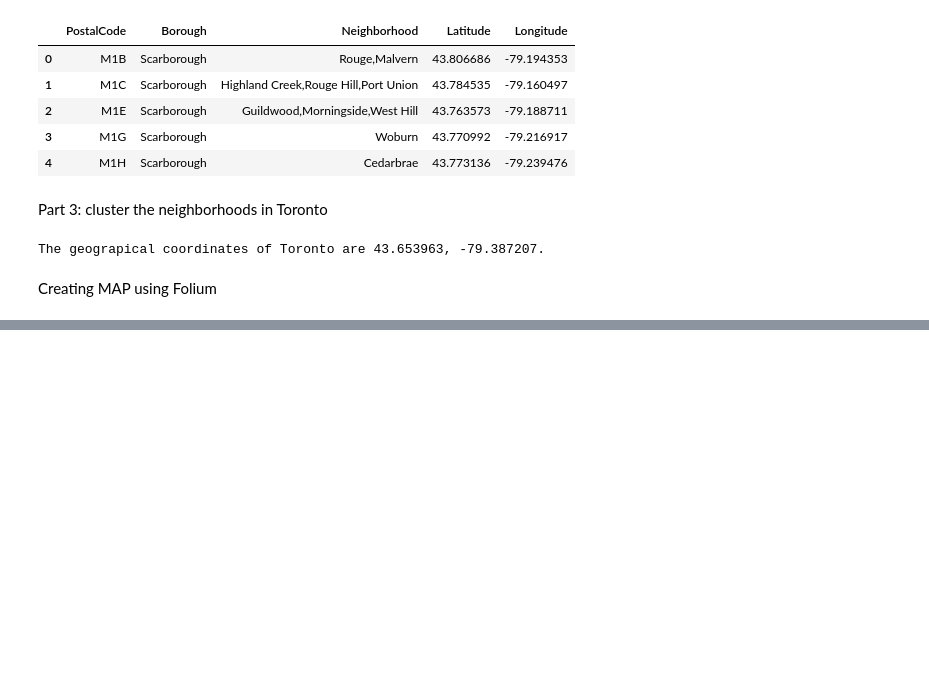
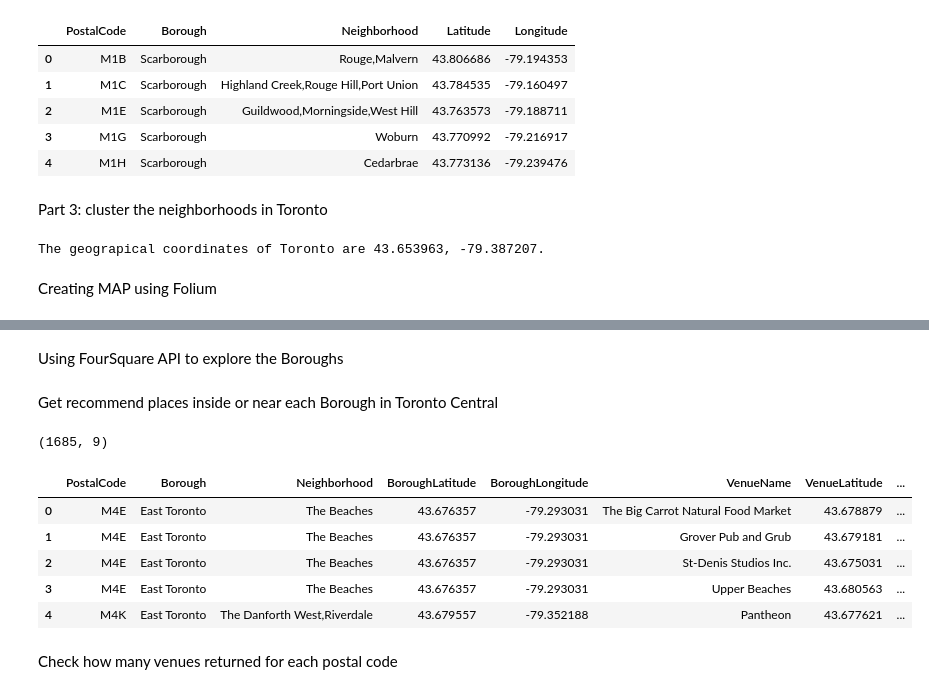
Before and after one commit to curlyshaan/Coursera_Capstone, a Jupyter notebook: CAPSTONE.ipynb, the cells around one changed output, grey strips where cells are left out. Cells and saved outputs as stored; diff of their text form; code cells hidden in the pictures; blank space fills up the shorter version.

```diff
--- a/CAPSTONE.ipynb
+++ b/CAPSTONE.ipynb
@@ -210,3 +215,8 @@ for lat, long, post, borough, neigh in zip(toronto_df_coors['Latitude'], toronto
 map_toronto
 # %% [output]
 [interactive output not drawn]
+# %%
+toronto_boroughs = ['East Toronto', 'Central Toronto', 'Downtown Toronto', 'West Toronto']
+toronto_central_df = toronto_df_coors[toronto_df_coors['Borough'].isin(toronto_boroughs)].reset_index(drop=True)
+print(toronto_central_df.shape)
+toronto_central_df.head()
@@ -212,0 +251,48 @@ map_toronto
+# %% [markdown]
+Using FourSquare API to explore the Boroughs
+# %% [markdown]
+Get recommend places inside or near each Borough in Toronto Central
+# %%
+radius = 500
+LIMIT = 100
+
+venues = []
+
+for lat, long, post, borough, neighborhood in zip(toronto_central_df['Latitude'], toronto_central_df['Longitude'], toronto_central_df['PostalCode'], toronto_central_df['Borough'], toronto_central_df['Neighborhood']):
+    url = "https://api.foursquare.com/v2/venues/explore?client_id={}&client_secret={}&v={}&ll={},{}&radius={}&limit={}".format(
+        CLIENT_ID,
+        CLIENT_SECRET,
+        VERSION,
+        lat,
+        long,
+        radius,
+        LIMIT)
+
+    results = requests.get(url).json()["response"]['groups'][0]['items']
+
+    for venue in results:
+        venues.append((
+            post,
+            borough,
+            neighborhood,
+            lat,
+            long,
+            venue['venue']['name'],
+            venue['venue']['location']['lat'],
+            venue['venue']['location']['lng'],
+            venue['venue']['categories'][0]['name']))
+# %%
+venues_df = pd.DataFrame(venues)
+venues_df.columns = ['PostalCode', 'Borough', 'Neighborhood', 'BoroughLatitude', 'BoroughLongitude', 'VenueName', 'VenueLatitude', 'VenueLongitude', 'VenueCategory']
+print(venues_df.shape)
+venues_df.head()
+# %% [output]
+(1685, 9)
+|  | PostalCode | Borough | Neighborhood | BoroughLatitude | BoroughLongitude | VenueName | VenueLatitude | ... |
+| 0 | M4E | East Toronto | The Beaches | 43.676357 | -79.293031 | The Big Carrot Natural Food Market | 43.678879 | ... |
+| 1 | M4E | East Toronto | The Beaches | 43.676357 | -79.293031 | Grover Pub and Grub | 43.679181 | ... |
+| 2 | M4E | East Toronto | The Beaches | 43.676357 | -79.293031 | St-Denis Studios Inc. | 43.675031 | ... |
+| 3 | M4E | East Toronto | The Beaches | 43.676357 | -79.293031 | Upper Beaches | 43.680563 | ... |
+| 4 | M4K | East Toronto | The Danforth West,Riverdale | 43.679557 | -79.352188 | Pantheon | 43.677621 | ... |
+# %% [markdown]
+Check how many venues returned for each postal code
```
Also changed, not shown: parts of 15 cells of this notebook.
